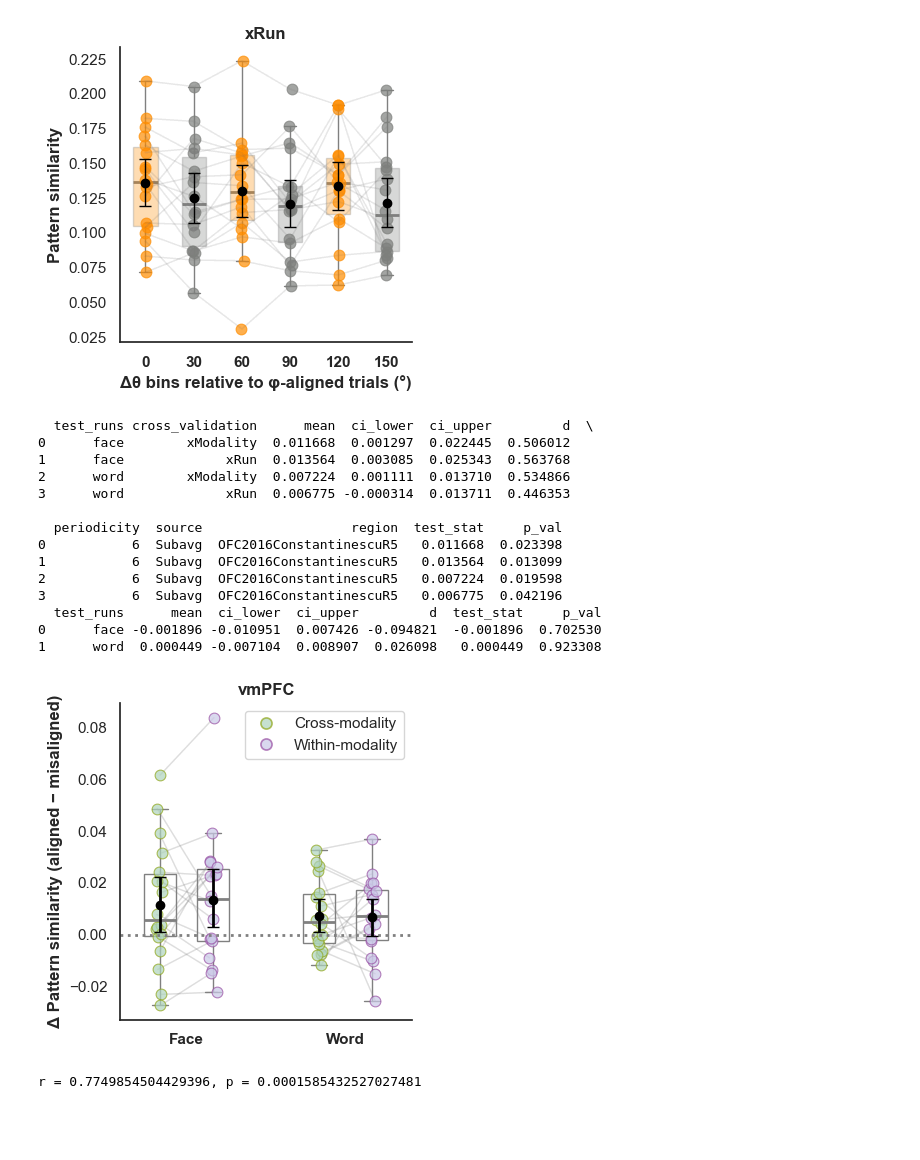
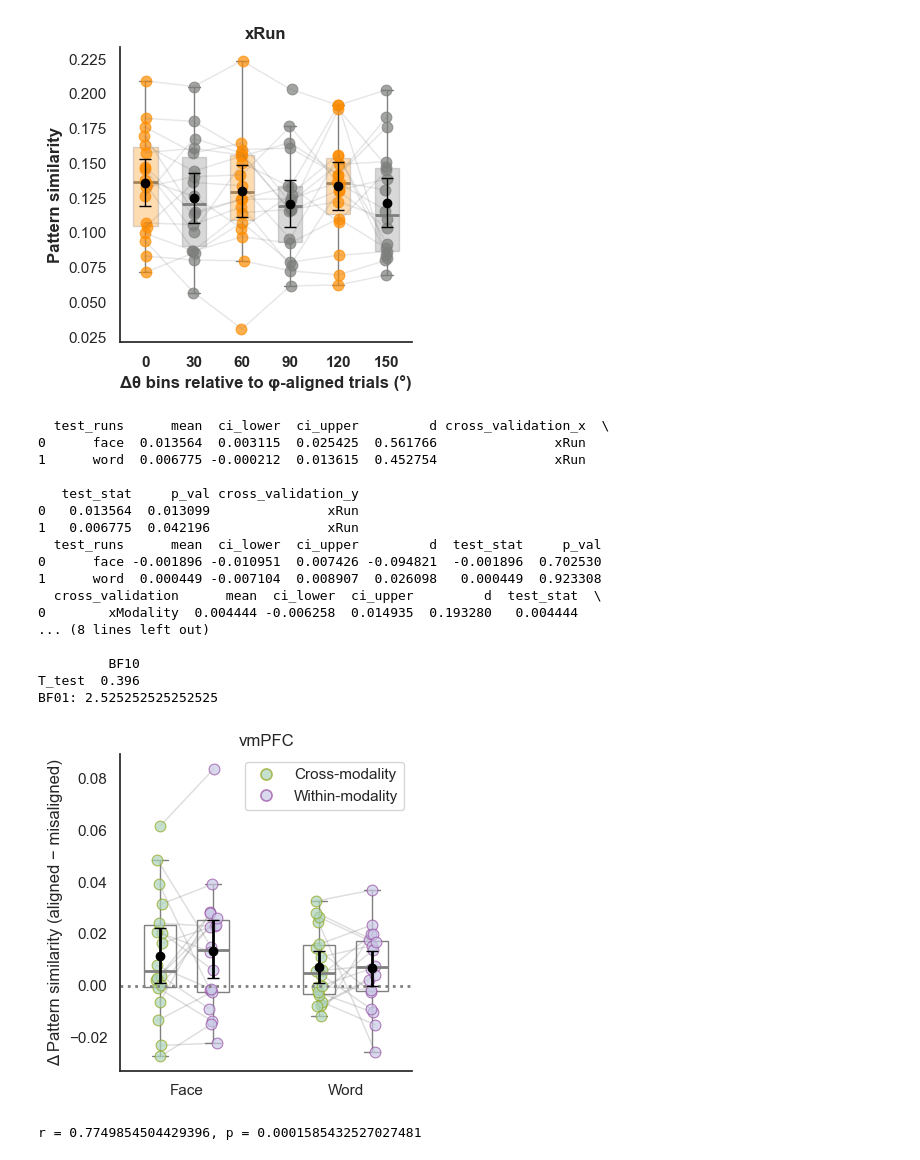
Before and after one commit to ecco-laboratory/EmotionConceptNavigation, a Jupyter notebook: plot_brain_results.ipynb, the cells around one changed output. Cells and saved outputs as stored; diff of their text form; code cells hidden in the pictures; blank space fills up the shorter version.

```diff
--- a/plot_brain_results.ipynb
+++ b/plot_brain_results.ipynb
@@ -951,17 +1416,17 @@ print(pd.merge(bootstrap_ci(diffavg_data, 'diff', ['region', 'source', 'periodic
 # %% [markdown]
 #### 6-fold, All regions
 # %%
-regions_to_plot = ['OFC2016ConstantinescuR5','HC','ERC']
-data_to_plot = data_all[(data_all['periodicity'] == '6') & (data_all['region'].isin(regions_to_plot))]
+regions_to_plot = ['OFC2016ConstantinescuR5', 'HC', 'ERC'] #['OFC2016ConstantinescuR5','HC','ERC']#,'vmPFC2019Bao2R5', 'vmPFC2019BaoR5']#['vmPFCCurrentStudy', 'OFC2016Constantinescu', 'vmPFC2016Constantinescu', 'ERC']
+data_to_plot = data_avg[(data_avg['periodicity'] == '6') & (data_avg['region'].isin(regions_to_plot))]
 data_to_plot['region'] = pd.Categorical(data_to_plot['region'], categories=regions_to_plot, ordered=True)
 stats_df = bootstrap_ci(data_to_plot, target_col=y_value, group_vars=['periodicity', 'source','region'])
 to_report = pd.merge(stats_df, sign_flip_permutation(data_to_plot, y_value, ['periodicity', 'source', 'region'], report_bonferroni=True), on=['periodicity', 'source', 'region'], how='left')
-print(to_report[to_report['source'] == 'Subavg'].to_string())
+print(to_report[(to_report['source'] == 'Subavg')].to_string())
 
 region_diff_data = pd.DataFrame()
 for periodicity in ['6']:
     for source in sources:
-        data_avg_perd_source = data_avg[(data_avg['periodicity'] == periodicity) & (data_avg['source'] == source)]
+        data_avg_perd_source = data_avg[(data_avg['periodicity'] == periodicity) & (data_avg['source'] == 'Subavg')]
         data_avg_perd_source_ofc = data_avg_perd_source[data_avg_perd_source['region'] == 'OFC2016ConstantinescuR5']
 
         for region_to_compare in ['HC', 'ERC']:
@@ -970,6 +1435,6 @@ for periodicity in ['6']:
 print('vmPFC vs HC/ERC')
 to_report = pd.merge(bootstrap_ci(region_diff_data, 'diff', ['region', 'source', 'periodicity']),
                      sign_flip_permutation(region_diff_data, 'diff', ['region', 'source', 'periodicity'], report_bonferroni=True), on=['region', 'source', 'periodicity'], how='left')
-print(to_report[to_report['source'] == 'Subavg'].to_string())
+print(to_report[to_report['source'] == 'Subspec'].to_string())
 # %% [output]
   periodicity  source                   region      mean  ci_lower  ci_upper         d  test_stat     p_val  bonferroni_p_val
@@ -1319,8 +2410,9 @@ for cv in ['xModality']:#cross_validations:
                                                         figsize=(4,4),
                                                         ylabel='Δ Pattern similarity (aligned − misaligned)',
                                                         xlabel='', dotted_yline=0, jitter=0.02, ax=None,
-                                                        yrange=None,
-                                                   #save = f'./outputs/contrast_values_vmpfcliterature_subavg_controlfolds_{cv}_{test_run}.jpg'
+                                                         yrange=(-0.04, 0.06),
+                                                       # save_svg=True,
+                                                   #save = f'./outputs/vector_plots/contrast_values_vmpfcliterature_subavg_controlfolds_{cv}_{test_run}.svg'
                                                    )
 # %% [output]
 test_run: face, cv: xModality
@@ -1391,46 +2483,71 @@ for cv in cross_validations:
 # %%
 data_to_plot = data_all_modal[(data_all_modal['region']== 'OFC2016ConstantinescuR5') & (data_all_modal['source'] == 'Subavg') & (data_all_modal['periodicity'] == '6')]
 data_to_plot['test_runs'] = data_to_plot['test_runs'].replace({'face1': 'face', 'face2': 'face', 'word1': 'word', 'word2': 'word', 'face1_face2': 'face', 'word1_word2': 'word'})
 data_to_plot = data_to_plot.groupby(['subject','region','periodicity','source','cross_validation','test_runs']).agg({y_value: 'mean'}).reset_index()
 data_to_plot['test_runs'] = pd.Categorical(data_to_plot['test_runs'], categories=['face','word'], ordered=True)
 data_to_plot['cross_validation'] = pd.Categorical(data_to_plot['cross_validation'], categories=['xModality','xRun'], ordered=True)
-stats_df = bootstrap_ci(data_to_plot, y_value, ['test_runs','cross_validation'])
-print(pd.merge(stats_df, sign_flip_permutation(data_to_plot, y_value, ['periodicity', 'source', 'region','cross_validation','test_runs']), on=['test_runs','cross_validation'], how='left'))
+stats_df, stats_df_sign_flip = pd.DataFrame(), pd.DataFrame()
+for cv in ['xModality','xRun']:
+    data_to_plot_curr = data_to_plot[data_to_plot['cross_validation'] == cv]
+    curr_stats = bootstrap_ci(data_to_plot_curr, y_value, ['test_runs'])
+    curr_stats['cross_validation'] = cv
+    stats_df = pd.concat([stats_df, curr_stats])
+    curr_stats_sign_flip = sign_flip_permutation(data_to_plot_curr, y_value, ['test_runs'])
+    curr_stats_sign_flip['cross_validation'] = cv
+    stats_df_sign_flip = pd.concat([stats_df_sign_flip, curr_stats_sign_flip])
+print(pd.merge(stats_df[stats_df['cross_validation'] == 'xRun'], stats_df_sign_flip[stats_df_sign_flip['cross_validation'] == 'xRun'], on=['test_runs'], how='left'))
 
+#diff between cross-modal and within-modal
 data_to_plot_diff = data_to_plot.pivot(index=['subject', 'region', 'periodicity', 'source', 'test_runs'], columns='cross_validation', values=y_value).reset_index()
 data_to_plot_diff['diff'] = data_to_plot_diff['xModality'] - data_to_plot_diff['xRun']
 print(pd.merge(bootstrap_ci(data_to_plot_diff, 'diff', ['test_runs']), sign_flip_permutation(data_to_plot_diff, 'diff', ['test_runs'], alternative='two-sided'), on=['test_runs'], how='left'))
+
+#difference between face and word
+data_to_plot_diff = data_to_plot.pivot(index=['subject', 'region', 'periodicity', 'source', 'cross_validation'], columns='test_runs', values=y_value).reset_index()
+data_to_plot_diff['diff'] = data_to_plot_diff['face'] - data_to_plot_diff['word']
+print(pd.merge(bootstrap_ci(data_to_plot_diff, 'diff', ['cross_validation']), sign_flip_permutation(data_to_plot_diff, 'diff', ['cross_validation'], alternative='two-sided'), on=['cross_validation'], how='left'))
+import pingouin as pg
+xrun_data = data_to_plot_diff[data_to_plot_diff['cross_validation'] == 'xRun']
+bayes_ttest_result = pg.ttest(xrun_data['face'], xrun_data['word'],paired=True)
+print("Bayesian t-test result (xRun face-word diff):")
+print(bayes_ttest_result)
+bf01 = 1/float(bayes_ttest_result['BF10'].values[0])
+print(f"BF01: {bf01}")
 
 plot_subjectConnected_performance_scatter_wbox_nested(
         data_to_plot, 'test_runs','cross_validation', y_value, 'subject', stats_df=stats_df,
         outer_order=['face','word'], outer_labels=['Face','Word'],
         inner_order=['xModality','xRun'], inner_labels=['Cross-modality','Within-modality'],
         inner_colors=['#AED4BC','#CAC9E7'], inner_edgecolors=['#8EA517','#974DA2'],
         connect_subjects=True, line_alpha=0.07,
         plot_box=True, box_edgecolor='gray', box_fillcolors=None,
         plot_bar=False, errorbar_color='black',bar_width=0.25,bar_fillcolors=None,bar_edgecolors=None,
         plot_scatter=True, plot_ci=True,
         figsize=(4,4), title='vmPFC', ylabel='Δ Pattern similarity (aligned − misaligned)',
         xlabel='', yrange=None, dotted_yline=0, solid_yline=None,
         legend_loc='upper right', legend_bbox_to_anchor=(1,1),
         jitter=0.05, legend=True, legend_title=None,  ax=None,
-        save = './outputs/crossmodal_contrast_values_vmpfcliterature_subavg_6fold.jpg')
+       # save = './outputs/crossmodal_contrast_values_vmpfcliterature_subavg_6fold.jpg'
+       )
 # %% [output]
-  test_runs cross_validation      mean  ci_lower  ci_upper         d  \
-0      face        xModality  0.011668  0.001297  0.022445  0.506012
-1      face             xRun  0.013564  0.003085  0.025343  0.563768
-2      word        xModality  0.007224  0.001111  0.013710  0.534866
-3      word             xRun  0.006775 -0.000314  0.013711  0.446353
+  test_runs      mean  ci_lower  ci_upper         d cross_validation_x  \
+0      face  0.013564  0.003115  0.025425  0.561766               xRun
+1      word  0.006775 -0.000212  0.013615  0.452754               xRun
 
-  periodicity  source                   region  test_stat     p_val
-0           6  Subavg  OFC2016ConstantinescuR5   0.011668  0.023398
-1           6  Subavg  OFC2016ConstantinescuR5   0.013564  0.013099
-2           6  Subavg  OFC2016ConstantinescuR5   0.007224  0.019598
-3           6  Subavg  OFC2016ConstantinescuR5   0.006775  0.042196
+   test_stat     p_val cross_validation_y
+0   0.013564  0.013099               xRun
+1   0.006775  0.042196               xRun
   test_runs      mean  ci_lower  ci_upper         d  test_stat     p_val
 0      face -0.001896 -0.010951  0.007426 -0.094821  -0.001896  0.702530
 1      word  0.000449 -0.007104  0.008907  0.026098   0.000449  0.923308
+  cross_validation      mean  ci_lower  ci_upper         d  test_stat  \
+0        xModality  0.004444 -0.006258  0.014935  0.193280   0.004444
+... (8 lines left out)
+
+         BF10
+T_test  0.396
+BF01: 2.525252525252525
-[figure, old version]
+[figure, new version]
 # %%
 data_to_plot = data_all_modal[(data_all_modal['region']== 'OFC2016ConstantinescuR5') & (data_all_modal['source'] == 'Subavg') & (data_all_modal['periodicity'] == '6')]
 data_to_plot['test_runs'] = data_to_plot['test_runs'].replace({'face1': 'face', 'face2': 'face', 'word1': 'word', 'word2': 'word', 'face1_face2': 'face', 'word1_word2': 'word'})
```
Also changed, not shown: parts of 78 cells of this notebook, 19 other files.
